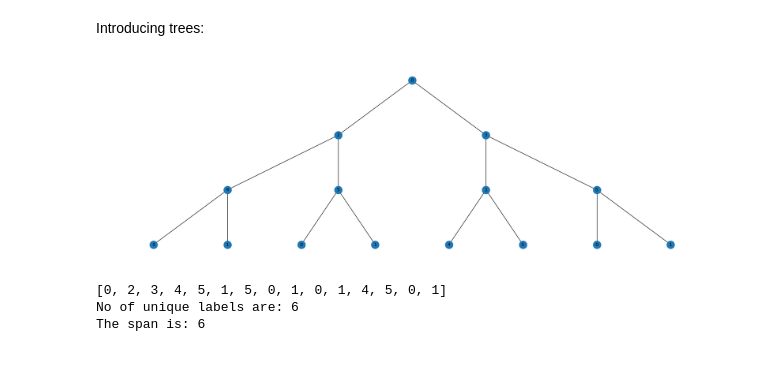
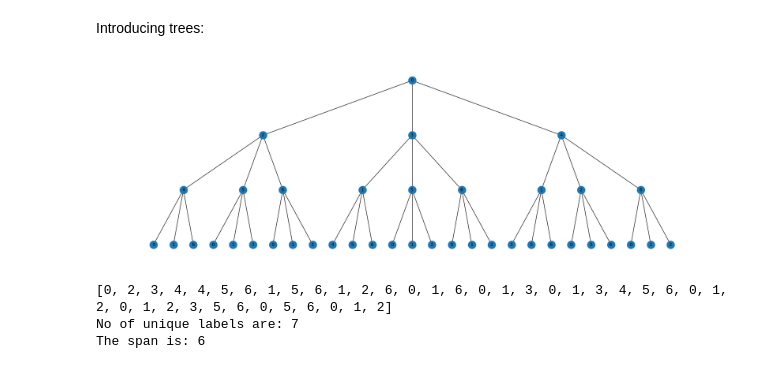
Before and after one commit to Cbabe/L-2-1-Labeling, a Jupyter notebook: L(2,1)_trees.ipynb, the cells around one changed output. Cells and saved outputs as stored; diff of their text form; code cells hidden in the pictures.

```diff
--- a/L(2,1)_trees.ipynb
+++ b/L(2,1)_trees.ipynb
@@ -23,10 +21,9 @@ def create_tree(m, h):
     T = nx.generators.balanced_tree(m, h)
     return T
 # %%
-tree = create_tree(2,3)
+tree = create_tree(3,3)
 node_list = list(nx.nodes(tree))
 label_list = dict.fromkeys(node_list)
-
 for i in node_list:
     neighbors_list = list(nx.all_neighbors(tree, i))
     bad_list=[]
@@ -40,36 +37,35 @@ for i in node_list:
             if label_list[j] is not None:
                 bad_list.append(label_list[j])
     if bad_list == []:
          label_list[i]=0
     else:
         possible_color=range(0,max(bad_list)+2)
         labels = [x for x in possible_color if x not in bad_list]
         label_list[i]=labels[0]
 
 network = nx.Graph()
 pos = graphviz_layout(tree, prog="dot")
 nx.draw_networkx_labels(network, pos, label_list, font_size=10)
 nx.draw_networkx(tree, pos, with_labels=False)
 plt.axis("off")
 plt.show()
 
 color_list = list(label_list.values())
 print(color_list)
 
-# Counts the number of unique labels to see how many numbers are used
 unique_labels = []
 count = 0
 
 for item in color_list:
     if item not in unique_labels:
         count += 1
         unique_labels.append(item)
 
 print("No of unique labels are:", count)
-span=max(color_list)-min(color_list)+1 #Plus 1 since we always start with zero
+span=max(color_list)-min(color_list)
 print("The span is:", span)
 # %% [output]
-[figure, old version]
+[figure, new version]
-[0, 2, 3, 4, 5, 1, 5, 0, 1, 0, 1, 4, 5, 0, 1]
-No of unique labels are: 6
+[0, 2, 3, 4, 4, 5, 6, 1, 5, 6, 1, 2, 6, 0, 1, 6, 0, 1, 3, 0, 1, 3, 4, 5, 6, 0, 1, 2, 0, 1, 2, 3, 5, 6, 0, 5, 6, 0, 1, 2]
+No of unique labels are: 7
 The span is: 6
```
Also changed, not shown: parts of 2 cells of this notebook.
